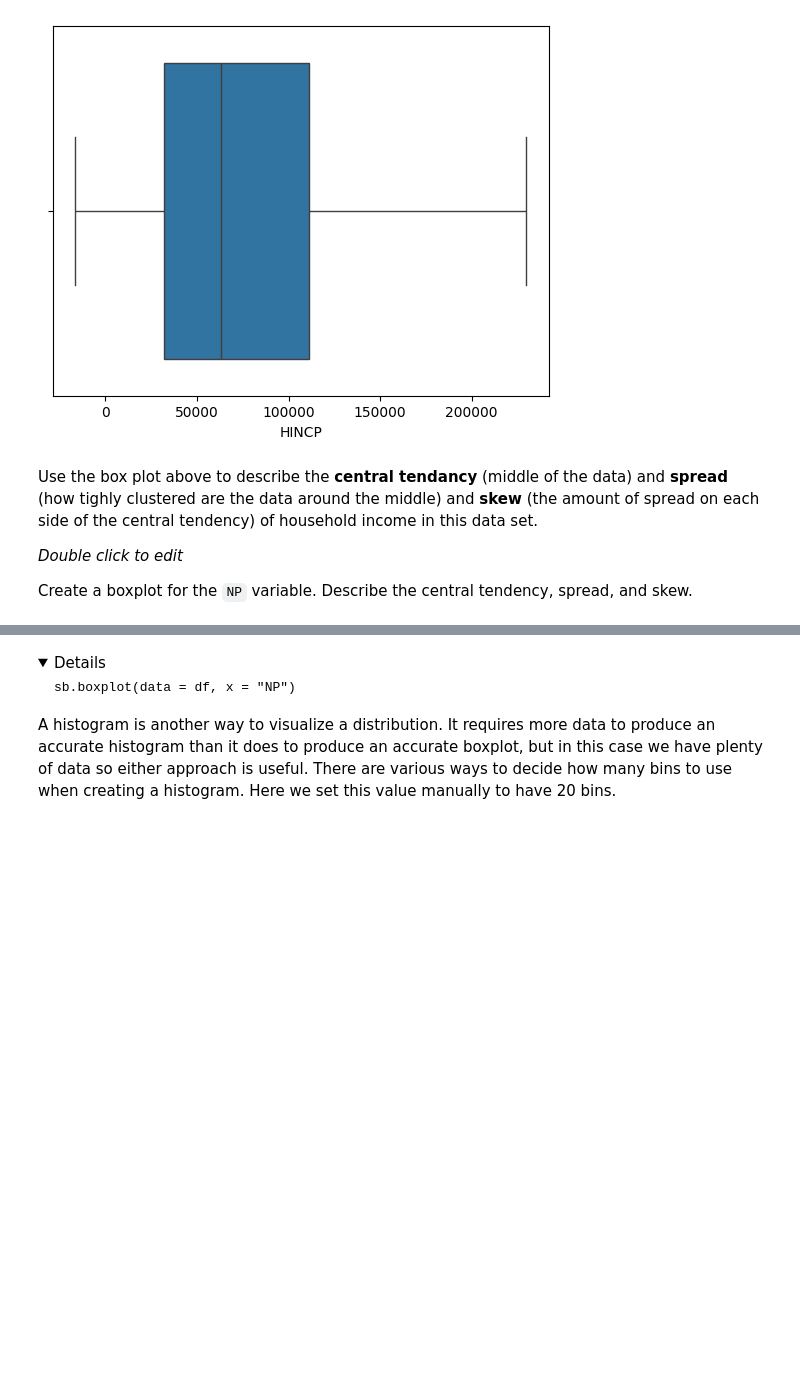
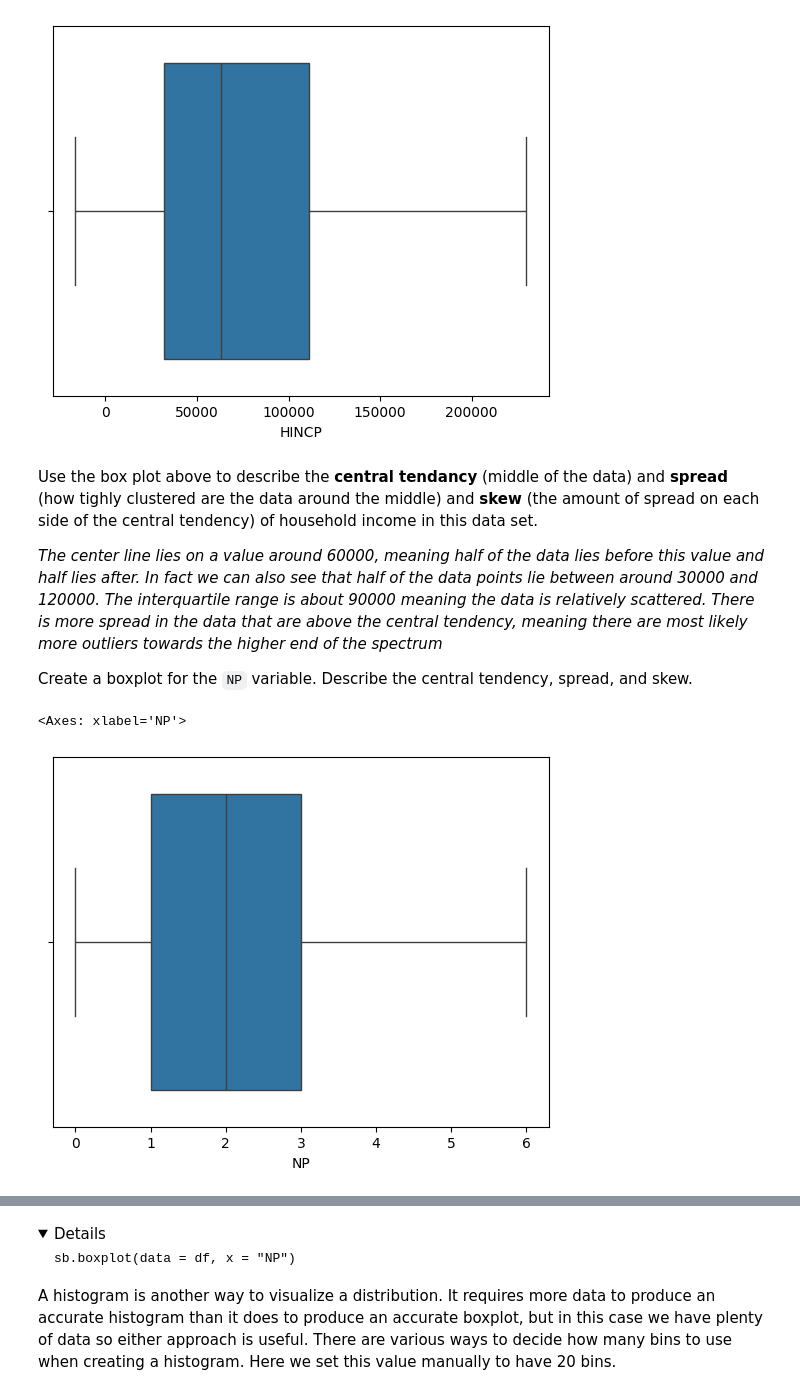
Before and after one commit to koumemura/lab-04, a Jupyter notebook: lab04_acs_graphing.ipynb, the cells around one changed output, grey strips where cells are left out. Drawn from its saved outputs; the diff is of its cells as text; code cells hidden in the pictures; folded sections open; blank space fills up the shorter version.

```diff
--- a/lab04_acs_graphing.ipynb
+++ b/lab04_acs_graphing.ipynb
@@ -261,6 +310,12 @@ sb.boxplot(x = "HINCP", showfliers = False, data=df)
 Use the box plot above to describe the **central tendancy** (middle of the data) and **spread** (how tighly clustered are the data around the middle) and **skew** (the amount of spread on each side of the central tendency)
 of household income in this data set.
 
-*Double click to edit*
+*The center line lies on a value around 60000, meaning half of the data lies before this value and half lies after. In fact we can also see that half of the data points lie between around 30000 and 120000. The interquartile range is about 90000 meaning the data is relatively scattered. There is more spread in the data that are above the central tendency, meaning there are most likely more outliers towards the higher end of the spectrum*
 
 Create a boxplot for the `NP` variable. Describe the central tendency, spread, and skew.
+# %%
+
+sb.boxplot(x = "NP", showfliers = False, data = df)
+# %% [output]
+<Axes: xlabel='NP'>
+[figure, added]
```
Also changed, not shown: parts of 13 cells of this notebook.
